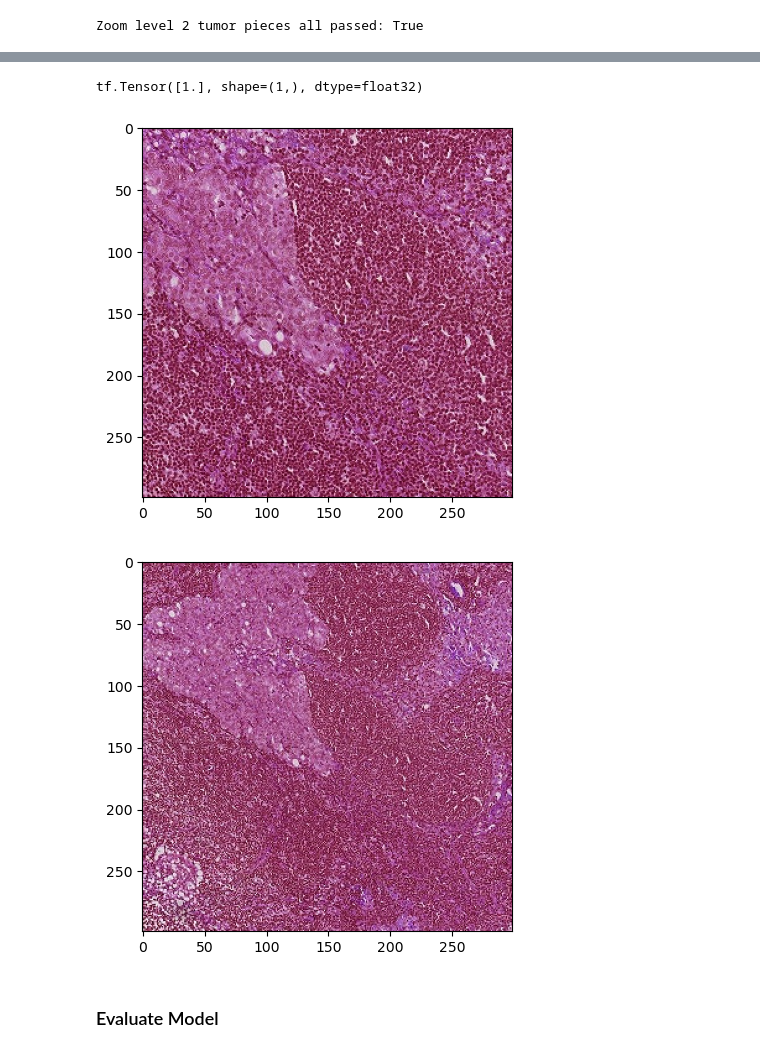
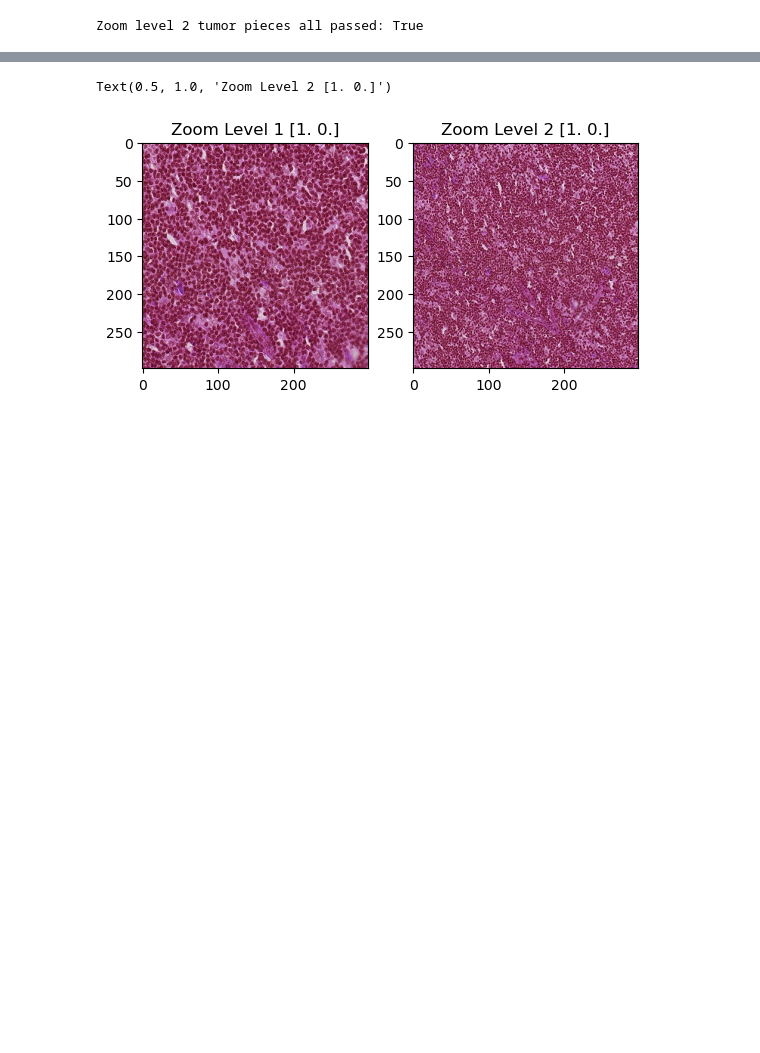
Before and after one commit to Hegelim/adl, a Jupyter notebook: validate_training_data.ipynb, the cells around one changed output, grey strips where cells are left out. Drawn from its saved outputs; the diff is of its cells as text; code cells hidden in the pictures; blank space fills up the shorter version.

```diff
--- a/validate_training_data.ipynb
+++ b/validate_training_data.ipynb
@@ -99,8 +106,11 @@ Found 2911 images belonging to 2 classes.
 # %%
 im_batch, label = next(training_gen)
-plt.figure()
-plt.imshow(im_batch[0][0])
-plt.figure()
-plt.imshow(im_batch[1][0])
-print(label[0])
+print(im_batch[0].shape)
+print(im_batch[1].shape)
+print(label.shape)
+fig, axs = plt.subplots(1, 2)
+axs[0].imshow(im_batch[0][0])
+axs[0].set_title(f"Zoom Level 1 {label[0]}")
+axs[1].imshow(im_batch[1][0])
+axs[1].set_title(f"Zoom Level 2 {label[0]}")
 # %% [output]
@@ -124,5 +120,2 @@ Your kernel may have been built without NUMA support.
-tf.Tensor([1.], shape=(1,), dtype=float32)
+Text(0.5, 1.0, 'Zoom Level 2 [1. 0.]')
-[figure, old version]
+[figure, new version]
-[figure, removed]
-# %% [markdown]
-### Evaluate Model
```
Also changed, not shown: parts of 12 cells of this notebook.
